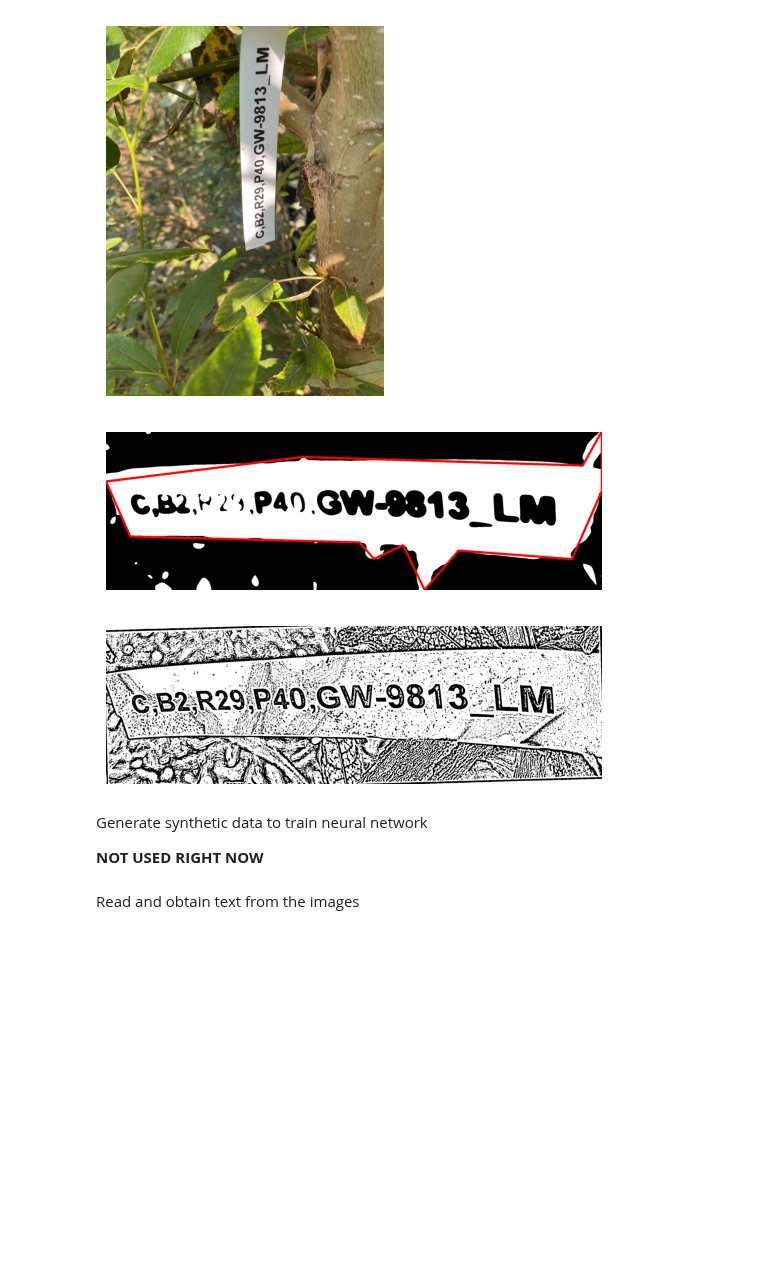
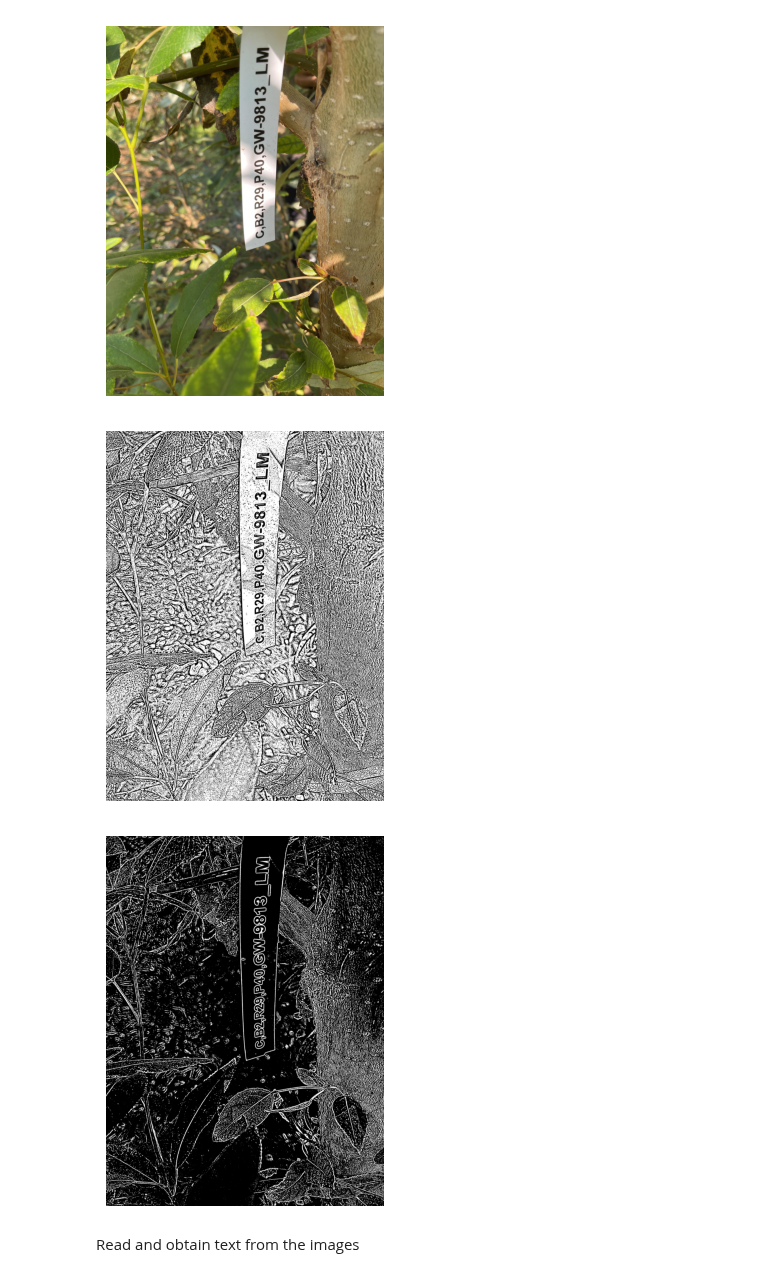
Before and after one commit to vivaansinghvi07/smoky-mountain-data-comp, a Jupyter notebook: step1.ipynb, the cells around one changed output. Saved outputs shown, nothing was run; the diff lists cells and outputs as text; code cells hidden in the pictures; blank space fills up the shorter version.

```diff
--- a/step1.ipynb
+++ b/step1.ipynb
@@ -37,63 +36,0 @@ Defines image cropper to center the text in the image
-# %%
-def process_image(img: cv2.Image, strength: int = 1) -> cv2.Image:
-    gray = grayscale(img)
-    blur = tfimage.img_to_array(cv2.medianBlur(gray, 5), dtype='uint8')
-    thresh = cv2.adaptiveThreshold(blur, 255, cv2.ADAPTIVE_THRESH_GAUSSIAN_C, cv2.THRESH_BINARY, 21, strength)
-    return thresh
-
-def get_largest_contour(img: cv2.Image) -> cv2.Contour:
-    gray = grayscale(img)
-    blur = cv2.GaussianBlur(gray, (51, 51), 0)
-    thresh = cv2.threshold(blur, 150, 255, 0)[1]
-    contours = cv2.findContours(thresh, cv2.RETR_TREE, cv2.CHAIN_APPROX_SIMPLE)[0]
-    return thresh, sorted(contours, key=cv2.contourArea, reverse=True)[0]
-
-# not used for now D:
-def crop_image(img: cv2.Image, debug: bool = False) -> cv2.Image:
-
-    if debug: imshow(img)
-
-    thresh, big_contour = get_largest_contour(img)
-    x, y, w, h = cv2.boundingRect(big_contour)
-    newimg = img[y:y+h, x:x+w]
-
-    # perform 90-deg rotation if the cropped image is wider than tall
-    if h > w: newimg = np.array([[newimg[j][i] for j in reversed(range(len(newimg)))] for i in range(len(newimg[0]))])
-
-    # get the longest line in the approximation
-    newimg_thresh, newimg_big_contour = get_largest_contour(newimg)
-    approx = cv2.approxPolyDP(newimg_big_contour, 0.010*cv2.arcLength(newimg_big_contour, True), True)
-    simplified_approx = list(map(lambda x: tuple(x[0]), approx))
-    max_lines = sorted(
-        zip(simplified_approx, simplified_approx[1:] + [simplified_approx[0]]),  # connects all the points with the adjacent one
-        key=lambda l: (l[0][0]-l[1][0])**2 + (l[0][1]-l[1][1])**2                # distance formula
-    )[-2:]
-
-    def get_angle(line: tuple[tuple[int]]) -> float:
-
-        # flatten the longest line, from / to __
-        y_dist = line[0][1]-line[1][1]
-        x_dist = line[0][0]-line[1][0]
-        angle = math.degrees(math.atan(y_dist/x_dist))
-        return angle
-
-    if debug:
-        drawn_contours = cv2.drawContours(cv2.cvtColor(newimg_thresh.copy(), cv2.COLOR_GRAY2BGR), [approx], -1, (0, 0, 255), 10)
-        imshow(drawn_contours)
-
-    newimg = imutils.rotate(newimg, angle=float(np.average([*map(get_angle, max_lines)])))
-
-    return newimg
-
-test_index = 0
-img = crop_image(cv2.imread("sample_dataset/001FD477-9448-4514-BA0A-599AA304357C.jpg"), debug=True)
-img = process_image(img)
-imshow(img)
-# %% [output]
-[figure, removed]
-[figure, removed]
-[figure, removed]
-# %% [markdown]
-Generate synthetic data to train neural network
-
-**NOT USED RIGHT NOW**
@@ -146,3 +37,19 @@ imshow(cv2.imread(f"{IMAGES_PATH}/{example_img}"))
+# %%
+def process_image(img: cv2.Image, strength: int = 1) -> cv2.Image:
+    gray = grayscale(img)
+    blur = tfimage.img_to_array(cv2.medianBlur(gray, 5), dtype='uint8')
+    thresh = cv2.adaptiveThreshold(blur, 255, cv2.ADAPTIVE_THRESH_GAUSSIAN_C, cv2.THRESH_BINARY, 21, strength)
+    return thresh
+
+test_index = 0
+img = cv2.imread("sample_dataset/001FD477-9448-4514-BA0A-599AA304357C.jpg")
+imshow(img)
+imshow(process_image(img, strength=1))
+imshow(process_image(img, strength=-2))
+# %% [output]
+[figure, added]
+[figure, added]
+[figure, added]
 # %% [markdown]
 Read and obtain text from the images
 # %%
```
Also changed, not shown: parts of 3 cells of this notebook, 1 other file.
